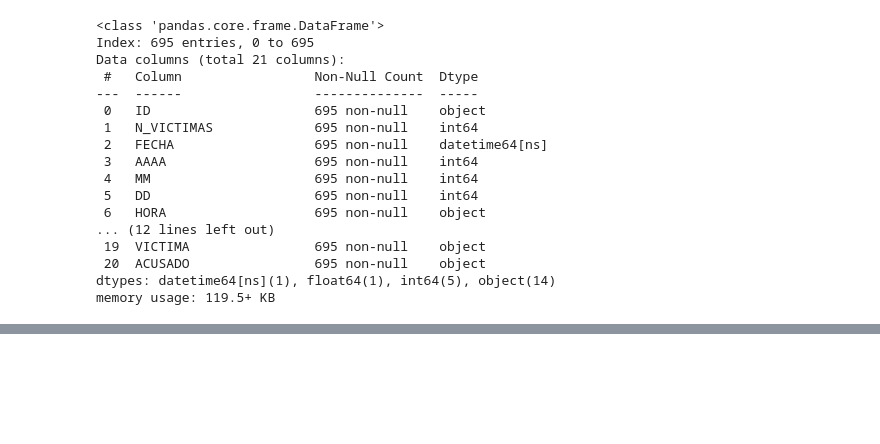
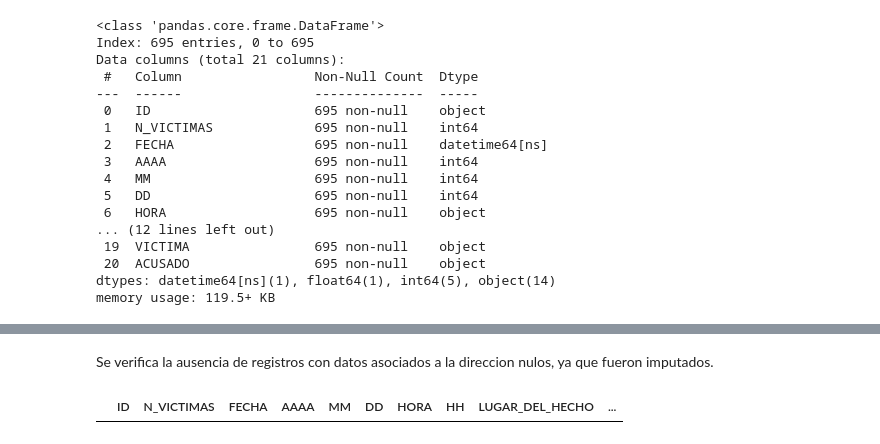
Before and after one commit to Mauro-coder555/Road-safety-system, a Jupyter notebook: ETL/ETL_hechos.ipynb, the cells around one changed output, grey strips where cells are left out. Saved outputs shown, nothing was run; the diff lists cells and outputs as text; code cells hidden in the pictures; blank space fills up the shorter version.

```diff
--- a/ETL/ETL_hechos.ipynb
+++ b/ETL/ETL_hechos.ipynb
@@ -109,0 +143,7 @@ direccion_nula
+# %% [markdown]
+Se verifica la ausencia de registros con datos asociados a la direccion nulos, ya que fueron imputados.
+# %%
+direccion_nula = df[df['DIRECCIÓN NORMALIZADA'].isnull()]
+direccion_nula
+# %% [output]
+|  | ID | N_VICTIMAS | FECHA | AAAA | MM | DD | HORA | HH | LUGAR_DEL_HECHO | ... |
```
Also changed, not shown: parts of 34 cells of this notebook.
